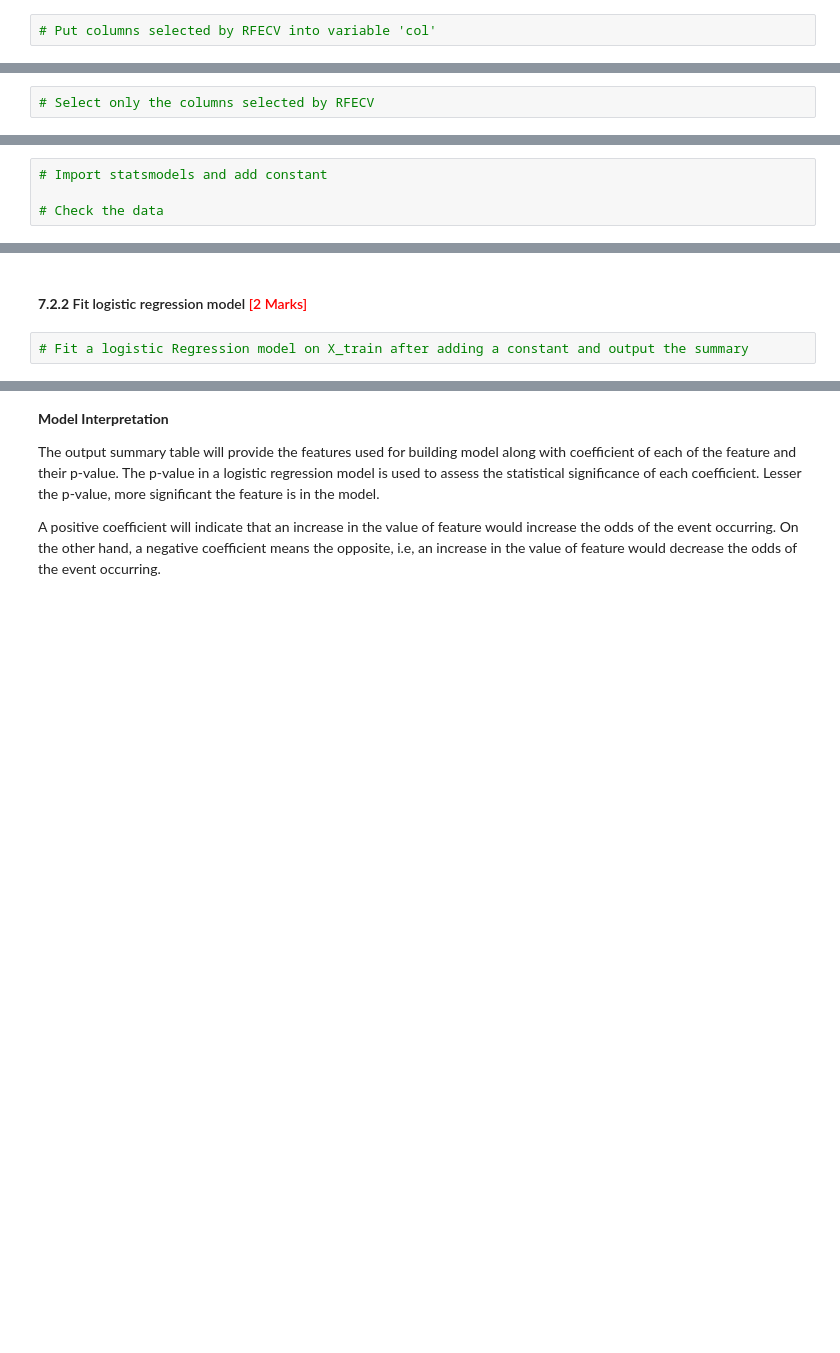
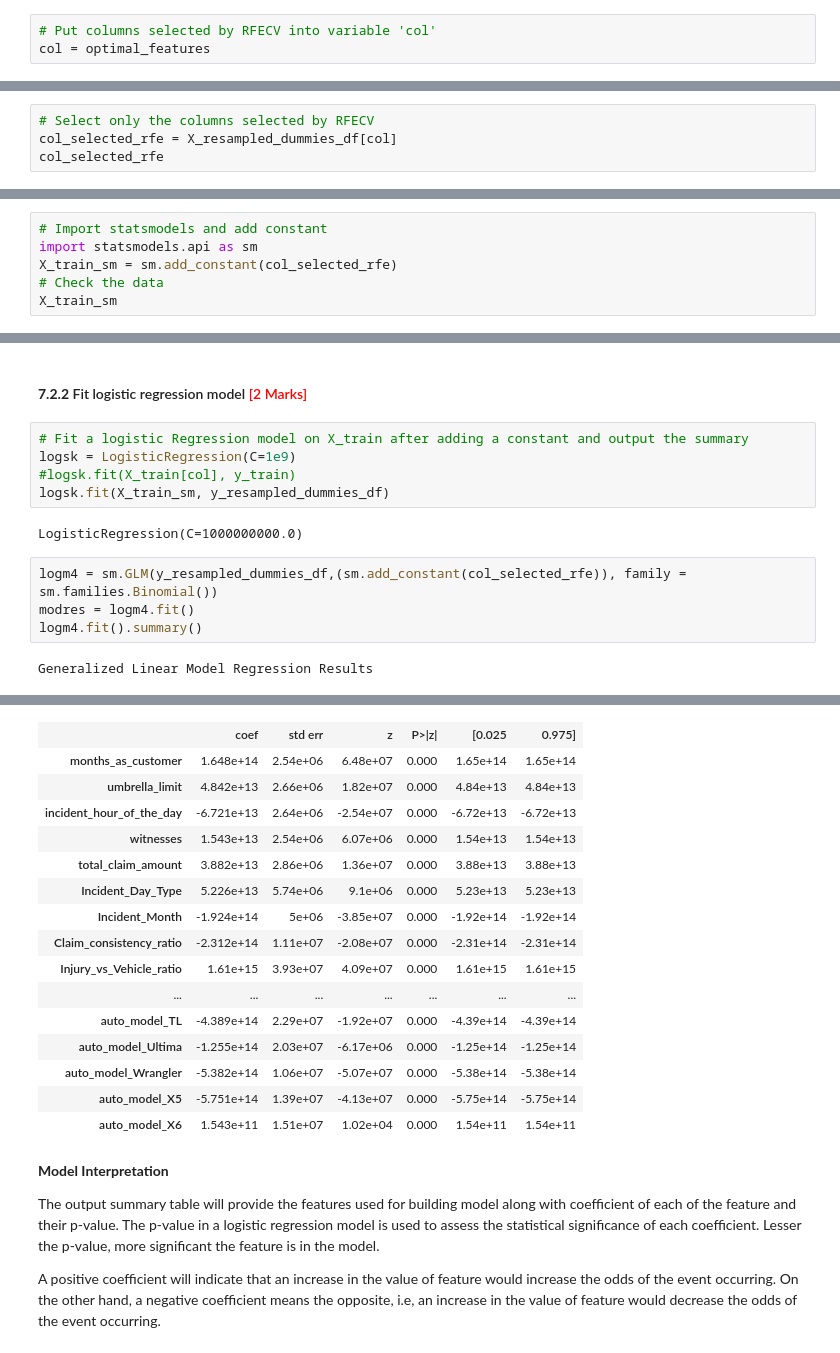
Before and after one commit to jagdsh/model_selection_insurance_fraud_claim, a Jupyter notebook: Fraudulent_Claim_Detection_Starter.ipynb, the cells around one changed output, grey strips where cells are left out. Drawn from its saved outputs; the diff is of its cells as text; blank space fills up the shorter version.

Commit message:
[Add] logistic regressio

```diff
--- a/Fraudulent_Claim_Detection_Starter.ipynb
+++ b/Fraudulent_Claim_Detection_Starter.ipynb
@@ -1191,6 +1226,7 @@ Identify and select the most relevant features for building a logistic regressio
 #### **7.1.2** Retain the selected features <font color="red">[1 Mark]</font>
 # %%
 # Put columns selected by RFECV into variable 'col'
+col = optimal_features
 # %% [markdown]
 ### **7.2 Build Logistic Regression Model** <font color = red>[12 marks]</font>
 After selecting the optimal features using RFECV, utilise these features to build a logistic regression model with Statsmodels. This approach enables a detailed statistical analysis of the model, including the assessment of p-values and Variance Inflation Factors (VIFs). Evaluating these metrics is crucial for detecting multicollinearity and ensuring that the selected predictors are not highly correlated.
@@ -1198,3 +1234,5 @@ After selecting the optimal features using RFECV, utilise these features to buil
 #### **7.2.1** Select relevant features and add constant in training data <font color="red">[1 Mark]</font>
 # %%
 # Select only the columns selected by RFECV
+col_selected_rfe = X_resampled_dummies_df[col]
+col_selected_rfe
@@ -1201,4 +1253,6 @@ After selecting the optimal features using RFECV, utilise these features to buil
 # %%
 # Import statsmodels and add constant
-
+import statsmodels.api as sm
+X_train_sm = sm.add_constant(col_selected_rfe)
 # Check the data
+X_train_sm
@@ -1206,3 +1274,14 @@ After selecting the optimal features using RFECV, utilise these features to buil
 #### **7.2.2** Fit logistic regression model <font color="red">[2 Marks]</font>
 # %%
 # Fit a logistic Regression model on X_train after adding a constant and output the summary
+logsk = LogisticRegression(C=1e9)
+#logsk.fit(X_train[col], y_train)
+logsk.fit(X_train_sm, y_resampled_dummies_df)
+# %% [output]
+LogisticRegression(C=1000000000.0)
+# %%
+logm4 = sm.GLM(y_resampled_dummies_df,(sm.add_constant(col_selected_rfe)), family = sm.families.Binomial())
+modres = logm4.fit()
+logm4.fit().summary()
+# %% [output]
+Generalized Linear Model Regression Results
@@ -1209,3 +1297,19 @@ After selecting the optimal features using RFECV, utilise these features to buil
+|  | coef | std err | z | P>|z| | [0.025 | 0.975] |
+| months_as_customer | 1.648e+14 | 2.54e+06 | 6.48e+07 | 0.000 | 1.65e+14 | 1.65e+14 |
+| umbrella_limit | 4.842e+13 | 2.66e+06 | 1.82e+07 | 0.000 | 4.84e+13 | 4.84e+13 |
+| incident_hour_of_the_day | -6.721e+13 | 2.64e+06 | -2.54e+07 | 0.000 | -6.72e+13 | -6.72e+13 |
+| witnesses | 1.543e+13 | 2.54e+06 | 6.07e+06 | 0.000 | 1.54e+13 | 1.54e+13 |
+| total_claim_amount | 3.882e+13 | 2.86e+06 | 1.36e+07 | 0.000 | 3.88e+13 | 3.88e+13 |
+| Incident_Day_Type | 5.226e+13 | 5.74e+06 | 9.1e+06 | 0.000 | 5.23e+13 | 5.23e+13 |
+| Incident_Month | -1.924e+14 | 5e+06 | -3.85e+07 | 0.000 | -1.92e+14 | -1.92e+14 |
+| Claim_consistency_ratio | -2.312e+14 | 1.11e+07 | -2.08e+07 | 0.000 | -2.31e+14 | -2.31e+14 |
+| Injury_vs_Vehicle_ratio | 1.61e+15 | 3.93e+07 | 4.09e+07 | 0.000 | 1.61e+15 | 1.61e+15 |
+| ... | ... | ... | ... | ... | ... | ... |
+| auto_model_TL | -4.389e+14 | 2.29e+07 | -1.92e+07 | 0.000 | -4.39e+14 | -4.39e+14 |
+| auto_model_Ultima | -1.255e+14 | 2.03e+07 | -6.17e+06 | 0.000 | -1.25e+14 | -1.25e+14 |
+| auto_model_Wrangler | -5.382e+14 | 1.06e+07 | -5.07e+07 | 0.000 | -5.38e+14 | -5.38e+14 |
+| auto_model_X5 | -5.751e+14 | 1.39e+07 | -4.13e+07 | 0.000 | -5.75e+14 | -5.75e+14 |
+| auto_model_X6 | 1.543e+11 | 1.51e+07 | 1.02e+04 | 0.000 | 1.54e+11 | 1.54e+11 |
 # %% [markdown]
 **Model Interpretation**
 
```
Also changed, not shown: parts of 11 cells of this notebook.
